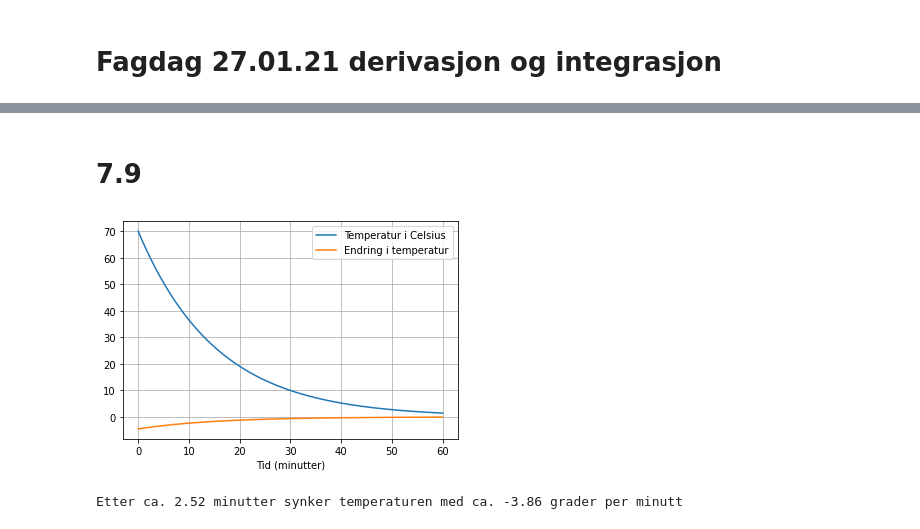
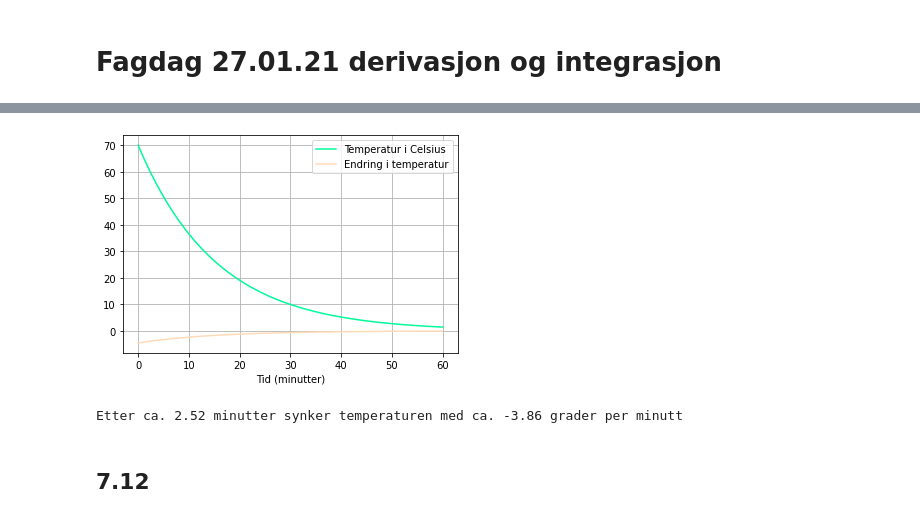
Before and after one commit to kristofferFredriksen/Programmering-og-modellering-VG3, a Jupyter notebook: Derivasjon og Integrasjon/Fagdag 27.01.21 Derivasjon og Integrasjon.ipynb, the cells around one changed output, grey strips where cells are left out. Saved outputs shown, nothing was run; the diff lists cells and outputs as text; code cells hidden in the pictures.

```diff
--- a/Derivasjon og Integrasjon/Fagdag 27.01.21 Derivasjon og Integrasjon.ipynb
+++ b/Derivasjon og Integrasjon/Fagdag 27.01.21 Derivasjon og Integrasjon.ipynb
@@ -73,30 +91,27 @@ SyntaxError: unexpected EOF while parsing (<ipython-input-10-580ec1f9daef>, line
+# %%
+temp = []
+temp_endring = []
+
+def T(t3):
+    return 70*exp(-0.065*t3)
+
+X3 = linspace (0,60,1000)
+
+for i in range (1000):
+    tder = deriverte (T, X3[i], 1E-8)
+    temp_endring.append (tder)
+    temp.append (T(X3[i]))
+
+plot (X3, temp, Color = "mediumspringgreen")
+plot (X3, temp_endring, Color = "peachpuff")
+legend (["Temperatur i Celsius", "Endring i temperatur"])
+xlabel ("Tid (minutter)")
+grid ()
+show ()
+
+print ("Etter ca.", round (X3[42],2) ,"minutter synker temperaturen med ca.", round (deriverte (T,X3[42], 1E-8), 2), "grader per minutt")
+# %% [output]
+[figure, added]
+Etter ca. 2.52 minutter synker temperaturen med ca. -3.86 grader per minutt
 # %% [markdown]
-# 7.9
+## 7.12
-# %%
-from pylab import *
-from math import *
-
-temp = []
-temp_endring = []
-
-def T(t3):
-    return 70*exp(-0.065*t3)
-
-X3 = linspace (0,60,1000)
-
-for i in range (1000):
-    tder = deriverte (T, X3[i], 1E-8)
-    temp_endring.append (tder)
-    temp.append (T(X3[i]))
-
-plot (X3, temp)
-plot (X3, temp_endring)
-legend (["Temperatur i Celsius", "Endring i temperatur"])
-xlabel ("Tid (minutter)")
-grid ()
-show ()
-
-print ("Etter ca.", round (X3[42],2) ,"minutter synker temperaturen med ca.", round (deriverte (T,X3[42], 1E-8), 2), "grader per minutt")
-# %% [output]
-[figure, removed]
-Etter ca. 2.52 minutter synker temperaturen med ca. -3.86 grader per minutt
```
Also changed, not shown: parts of 15 cells of this notebook, 1 other file.
